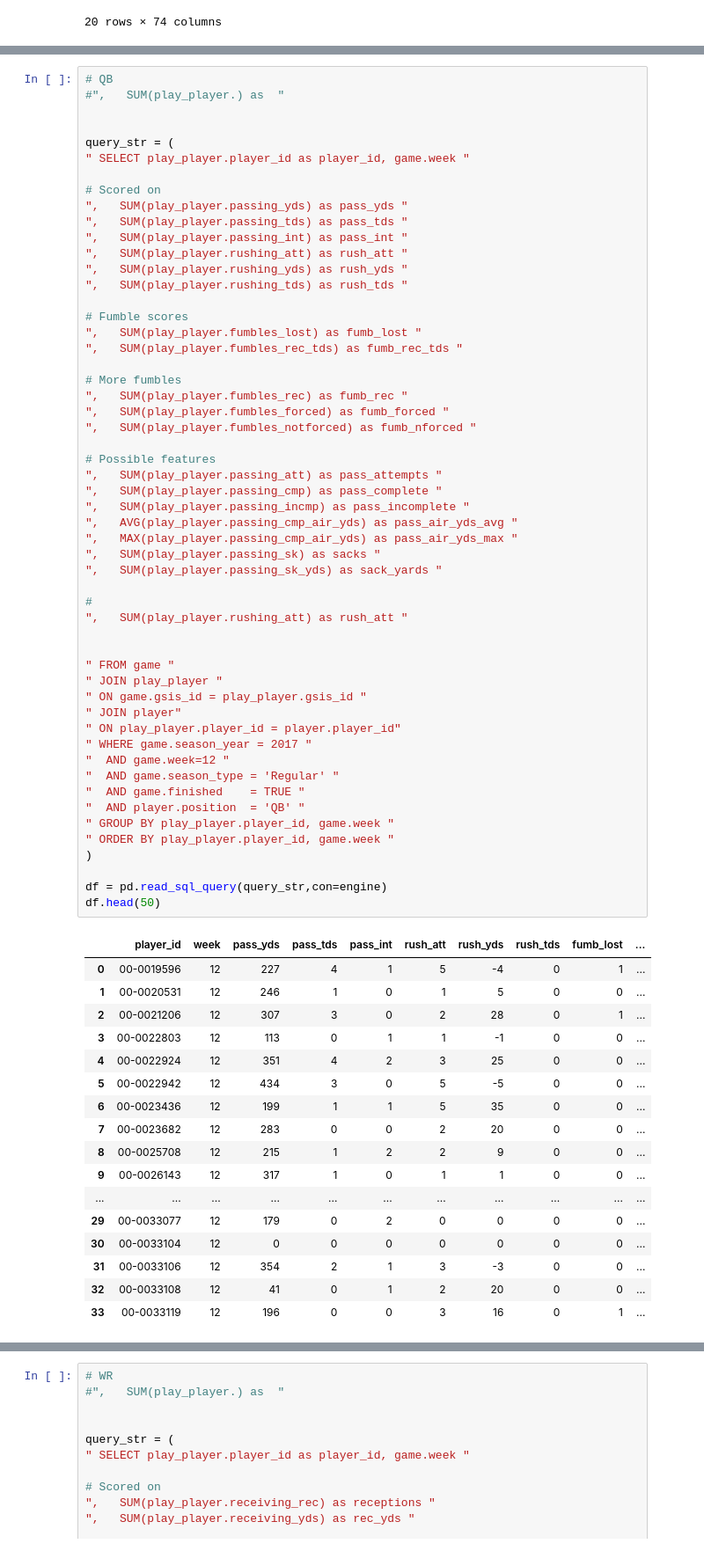
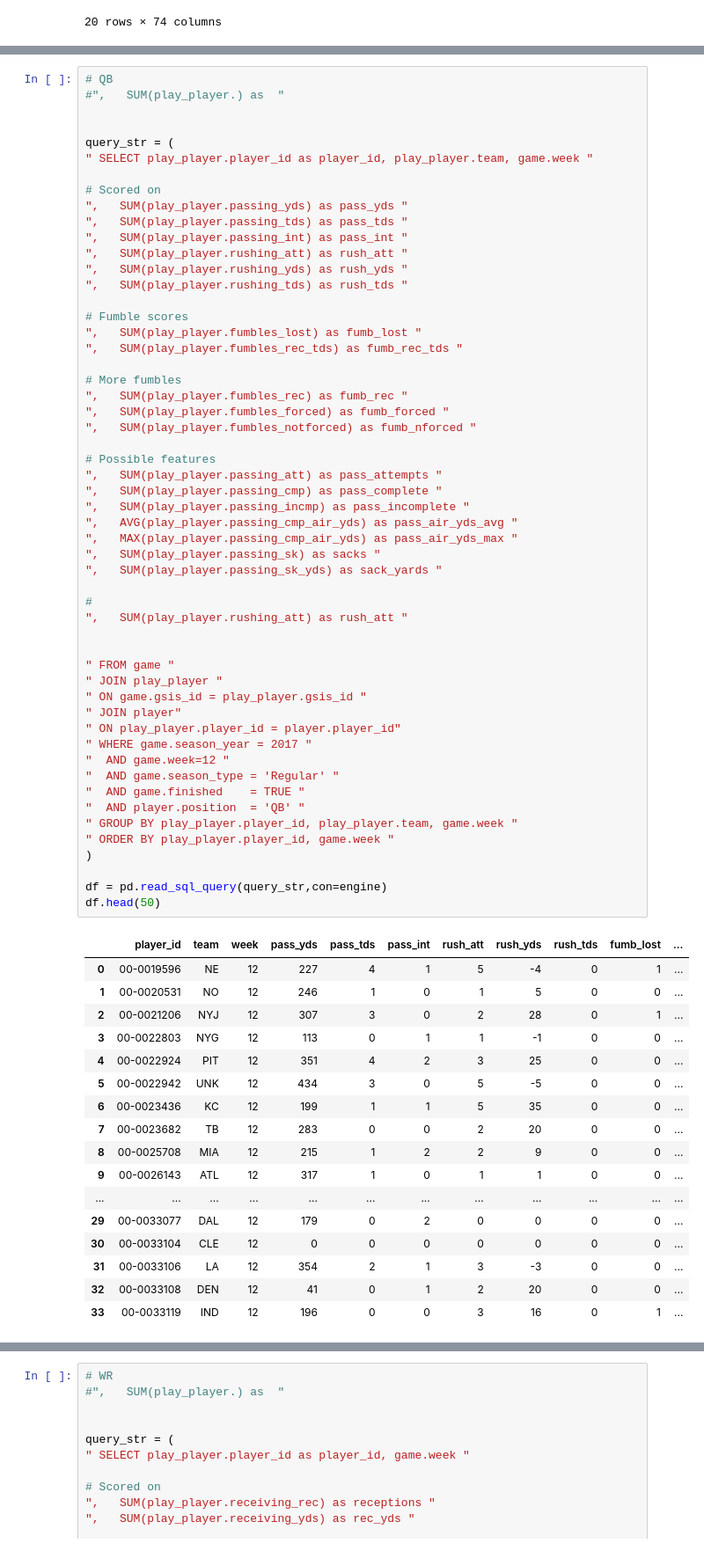
Before and after one commit to markertsean/Fantasy_Football, a Jupyter notebook: stats_generation/generate_sql.ipynb, the cells around one changed output, grey strips where cells are left out. Shown: that part at 88% size. Saved outputs shown, nothing was run; the diff lists cells and outputs as text.

Commit message:
Added a home/away and opposing team info for individual player stats.

```diff
--- a/stats_generation/generate_sql.ipynb
+++ b/stats_generation/generate_sql.ipynb
@@ -360,7 +354,7 @@ df.head(20)
 
 
 query_str = (
-" SELECT play_player.player_id as player_id, game.week "
+" SELECT play_player.player_id as player_id, play_player.team, game.week "
 
 # Scored on
 ",   SUM(play_player.passing_yds) as pass_yds "
@@ -381,48 +375,48 @@ query_str = (
 
 # Possible features
 ",   SUM(play_player.passing_att) as pass_attempts "
 ",   SUM(play_player.passing_cmp) as pass_complete "
 ",   SUM(play_player.passing_incmp) as pass_incomplete "
 ",   AVG(play_player.passing_cmp_air_yds) as pass_air_yds_avg "
 ",   MAX(play_player.passing_cmp_air_yds) as pass_air_yds_max "
 ",   SUM(play_player.passing_sk) as sacks "
 ",   SUM(play_player.passing_sk_yds) as sack_yards "
 
 #
 ",   SUM(play_player.rushing_att) as rush_att "
 
 
 " FROM game "
 " JOIN play_player "
 " ON game.gsis_id = play_player.gsis_id "
 " JOIN player"
 " ON play_player.player_id = player.player_id"
 " WHERE game.season_year = 2017 "
 "  AND game.week=12 "
 "  AND game.season_type = 'Regular' "
 "  AND game.finished    = TRUE "
 "  AND player.position  = 'QB' "
-" GROUP BY play_player.player_id, game.week "
+" GROUP BY play_player.player_id, play_player.team, game.week "
 " ORDER BY play_player.player_id, game.week "
 )
 
 df = pd.read_sql_query(query_str,con=engine)
 df.head(50)
 # %% [output]
-|  | player_id | week | pass_yds | pass_tds | pass_int | rush_att | rush_yds | rush_tds | fumb_lost | ... |
-| 0 | 00-0019596 | 12 | 227 | 4 | 1 | 5 | -4 | 0 | 1 | ... |
-| 1 | 00-0020531 | 12 | 246 | 1 | 0 | 1 | 5 | 0 | 0 | ... |
-| 2 | 00-0021206 | 12 | 307 | 3 | 0 | 2 | 28 | 0 | 1 | ... |
-| 3 | 00-0022803 | 12 | 113 | 0 | 1 | 1 | -1 | 0 | 0 | ... |
-| 4 | 00-0022924 | 12 | 351 | 4 | 2 | 3 | 25 | 0 | 0 | ... |
-| 5 | 00-0022942 | 12 | 434 | 3 | 0 | 5 | -5 | 0 | 0 | ... |
-| 6 | 00-0023436 | 12 | 199 | 1 | 1 | 5 | 35 | 0 | 0 | ... |
-| 7 | 00-0023682 | 12 | 283 | 0 | 0 | 2 | 20 | 0 | 0 | ... |
-| 8 | 00-0025708 | 12 | 215 | 1 | 2 | 2 | 9 | 0 | 0 | ... |
-| 9 | 00-0026143 | 12 | 317 | 1 | 0 | 1 | 1 | 0 | 0 | ... |
-| ... | ... | ... | ... | ... | ... | ... | ... | ... | ... | ... |
-| 29 | 00-0033077 | 12 | 179 | 0 | 2 | 0 | 0 | 0 | 0 | ... |
-| 30 | 00-0033104 | 12 | 0 | 0 | 0 | 0 | 0 | 0 | 0 | ... |
-| 31 | 00-0033106 | 12 | 354 | 2 | 1 | 3 | -3 | 0 | 0 | ... |
-| 32 | 00-0033108 | 12 | 41 | 0 | 1 | 2 | 20 | 0 | 0 | ... |
-| 33 | 00-0033119 | 12 | 196 | 0 | 0 | 3 | 16 | 0 | 1 | ... |
+|  | player_id | team | week | pass_yds | pass_tds | pass_int | rush_att | rush_yds | rush_tds | fumb_lost | ... |
+| 0 | 00-0019596 | NE | 12 | 227 | 4 | 1 | 5 | -4 | 0 | 1 | ... |
+| 1 | 00-0020531 | NO | 12 | 246 | 1 | 0 | 1 | 5 | 0 | 0 | ... |
+| 2 | 00-0021206 | NYJ | 12 | 307 | 3 | 0 | 2 | 28 | 0 | 1 | ... |
+| 3 | 00-0022803 | NYG | 12 | 113 | 0 | 1 | 1 | -1 | 0 | 0 | ... |
+| 4 | 00-0022924 | PIT | 12 | 351 | 4 | 2 | 3 | 25 | 0 | 0 | ... |
+| 5 | 00-0022942 | UNK | 12 | 434 | 3 | 0 | 5 | -5 | 0 | 0 | ... |
+| 6 | 00-0023436 | KC | 12 | 199 | 1 | 1 | 5 | 35 | 0 | 0 | ... |
+| 7 | 00-0023682 | TB | 12 | 283 | 0 | 0 | 2 | 20 | 0 | 0 | ... |
+| 8 | 00-0025708 | MIA | 12 | 215 | 1 | 2 | 2 | 9 | 0 | 0 | ... |
+| 9 | 00-0026143 | ATL | 12 | 317 | 1 | 0 | 1 | 1 | 0 | 0 | ... |
+| ... | ... | ... | ... | ... | ... | ... | ... | ... | ... | ... | ... |
+| 29 | 00-0033077 | DAL | 12 | 179 | 0 | 2 | 0 | 0 | 0 | 0 | ... |
+| 30 | 00-0033104 | CLE | 12 | 0 | 0 | 0 | 0 | 0 | 0 | 0 | ... |
+| 31 | 00-0033106 | LA | 12 | 354 | 2 | 1 | 3 | -3 | 0 | 0 | ... |
+| 32 | 00-0033108 | DEN | 12 | 41 | 0 | 1 | 2 | 20 | 0 | 0 | ... |
+| 33 | 00-0033119 | IND | 12 | 196 | 0 | 0 | 3 | 16 | 0 | 1 | ... |
```
Also changed, not shown: parts of 5 cells of this notebook, 2 other files.
